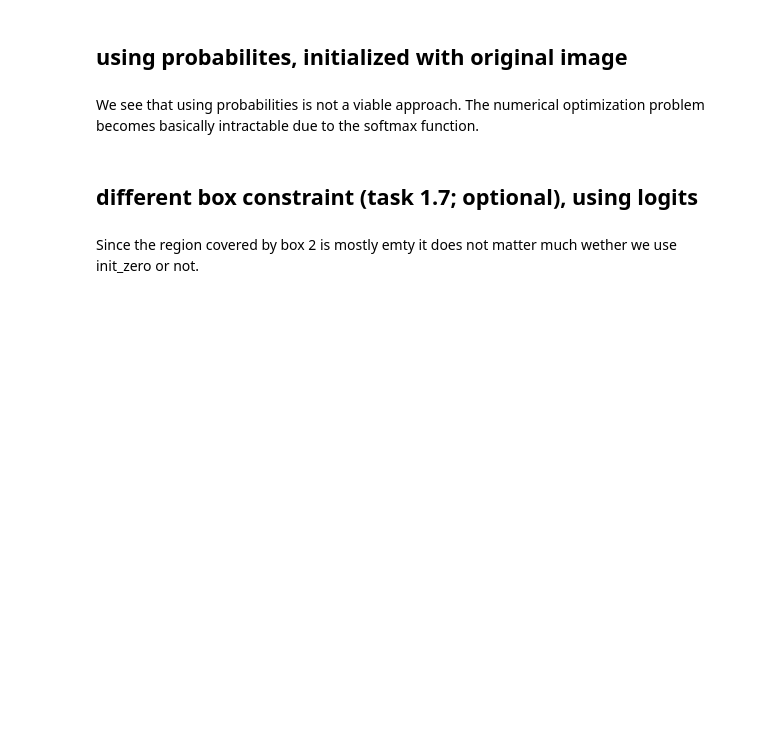
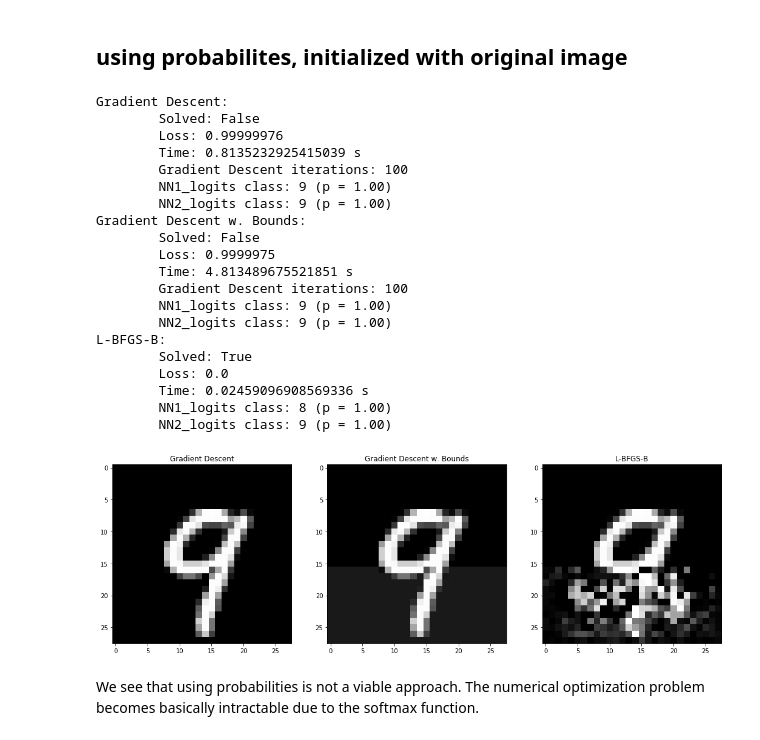
Before and after one commit to manuelbre/Reliable-and-Interpretable-AI-HS18, a Jupyter notebook: assignments/ex5/task.ipynb, the cells around one changed output. Cells and saved outputs as stored; diff of their text form; code cells hidden in the pictures; blank space fills up the shorter version.

```diff
--- a/assignments/ex5/task.ipynb
+++ b/assignments/ex5/task.ipynb
@@ -333,4 +376,33 @@ show(solve_gd(use_prob=True),
+# %%
+nine = test_dataset[12][0]
+qn1 = QueryNetwork(nine, NN1, NN2, NN1_logits, NN2_logits, init_zero=False)
+qn2 = QueryNetwork(nine, NN1, NN2, NN1_logits, NN2_logits, init_zero=False)
+qn3 = QueryNetwork(nine, NN1, NN2, NN1_logits, NN2_logits, init_zero=False)
+
+show(qn1.solve_gd(use_prob=True),
+     qn2.solve_gd(add_bounds=True, use_prob=True),
+     qn3.solve_lbfgsb(use_prob=True))
+# %% [output]
+Gradient Descent:
+        Solved: False
+        Loss: 0.99999976
+        Time: 0.8135232925415039 s
+        Gradient Descent iterations: 100
+        NN1_logits class: 9 (p = 1.00)
+        NN2_logits class: 9 (p = 1.00)
+Gradient Descent w. Bounds:
+        Solved: False
+        Loss: 0.9999975
+        Time: 4.813489675521851 s
+        Gradient Descent iterations: 100
+        NN1_logits class: 9 (p = 1.00)
+        NN2_logits class: 9 (p = 1.00)
+L-BFGS-B:
+        Solved: True
+        Loss: 0.0
+        Time: 0.02459096908569336 s
+        NN1_logits class: 8 (p = 1.00)
+        NN2_logits class: 9 (p = 1.00)
+[figure, added]
 # %% [markdown]
 We see that using probabilities is not a viable approach. The numerical optimization problem becomes basically intractable due to the softmax function.
-# %% [markdown]
-## different box constraint (task 1.7; optional), using logits
@@ -341,2 +408,0 @@ show(solve_gd(box=2),
-# %% [markdown]
-Since the region covered by box 2 is mostly emty it does not matter much wether we use init_zero or not.
```
Also changed, not shown: parts of 14 cells of this notebook, 1 other file.
